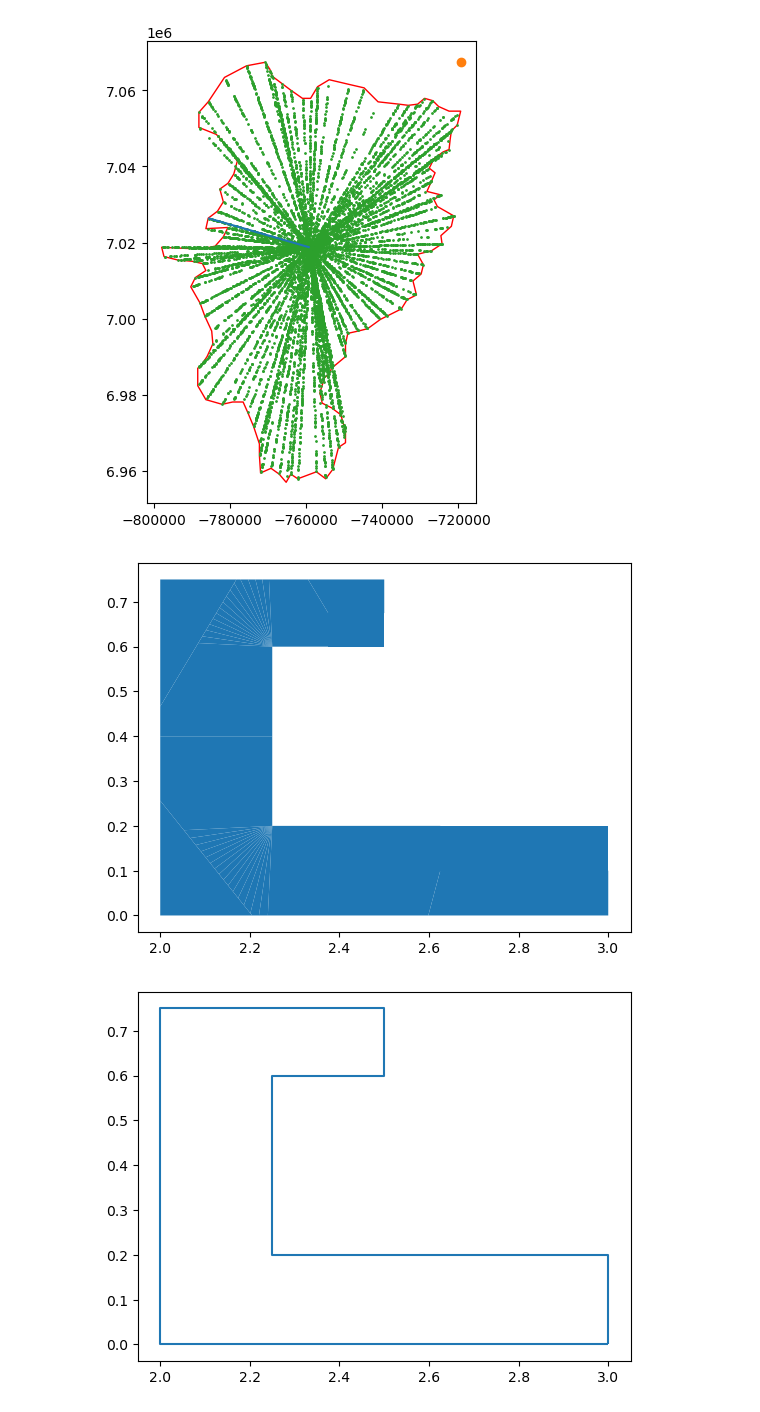
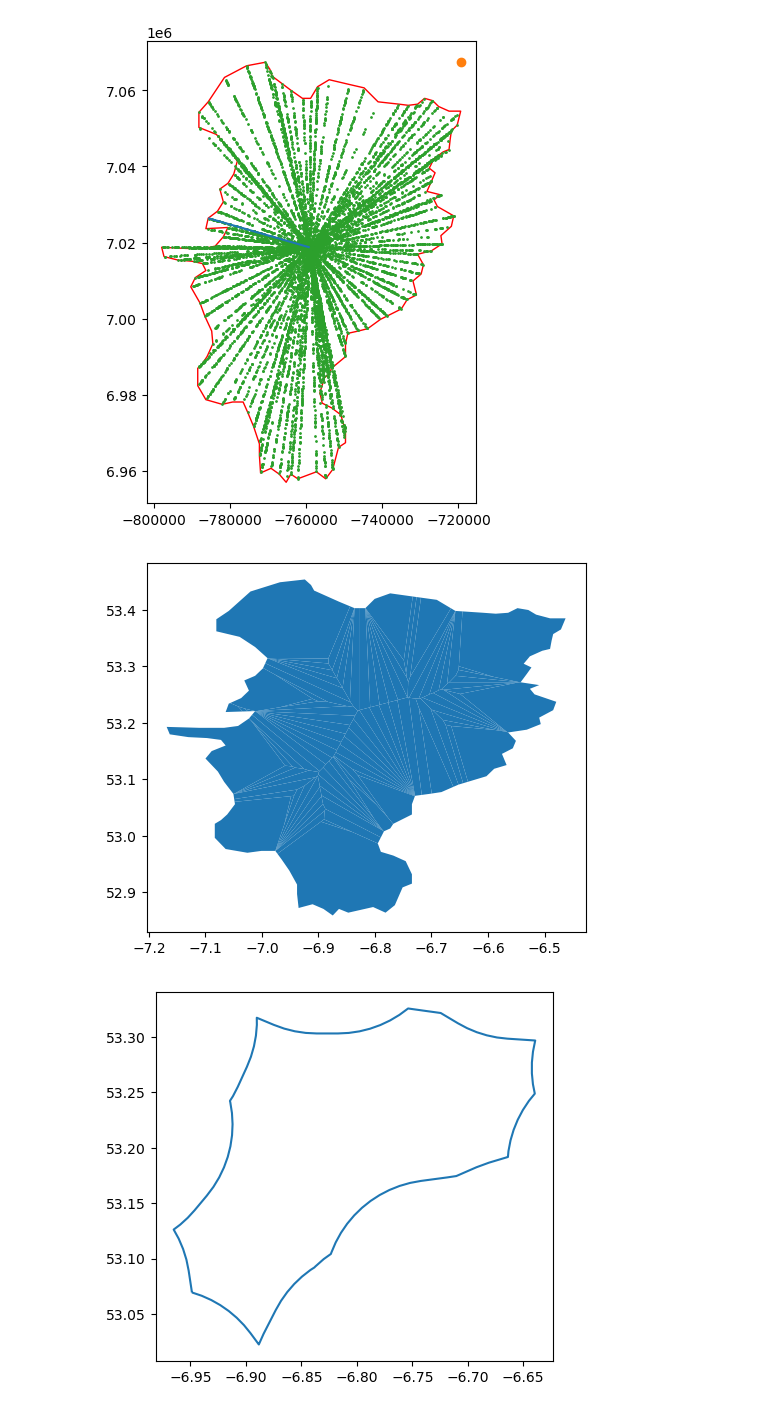
Before and after one commit to paddeaux/radian, a Jupyter notebook: radian_testing.ipynb, the cells around one changed output. Saved outputs shown, nothing was run; the diff lists cells and outputs as text; code cells hidden in the pictures.

```diff
--- a/radian_testing.ipynb
+++ b/radian_testing.ipynb
@@ -351,7 +351,7 @@ def to_triangles(polygon):
 
     poly_points = []
 
-    gdf_poly_exterior = gpd.GeoDataFrame({'geometry': [polygon.buffer(-0.0000001).exterior]}).explode().reset_index()
+    gdf_poly_exterior = gpd.GeoDataFrame({'geometry': [polygon.buffer(-0.1).exterior]}).explode().reset_index()
     for geom in gdf_poly_exterior.geometry:
         poly_points += np.array(geom.coords).tolist()
 
@@ -390,6 +390,7 @@ poly_4_wkt = 'Polygon ((22.11315279161000547 -25.09231820047121886, 21.627181749
 polygon_4 = shapely.wkt.loads(poly_4_wkt)
+poly_kildare = gpd.read_file("scenarios/kildare/kildare.geojson")['geometry'][0]
 
-to_triangles(polygon_2)
+to_triangles(poly_kildare)
 # %% [output]
-[figure, old version]
+[figure, new version]
-[figure, old version]
+[figure, new version]
```
Also changed, not shown: parts of 3 cells of this notebook, 9 other files.
